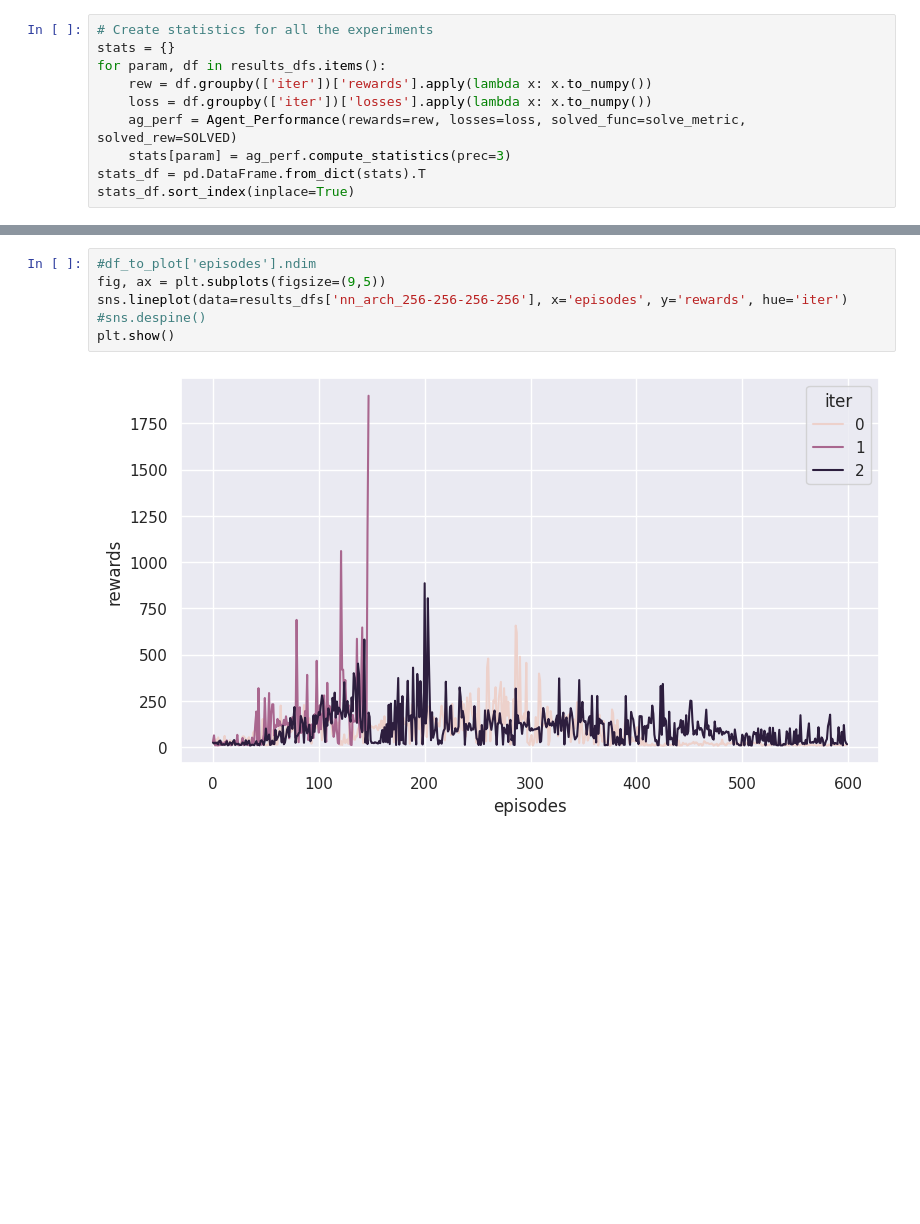
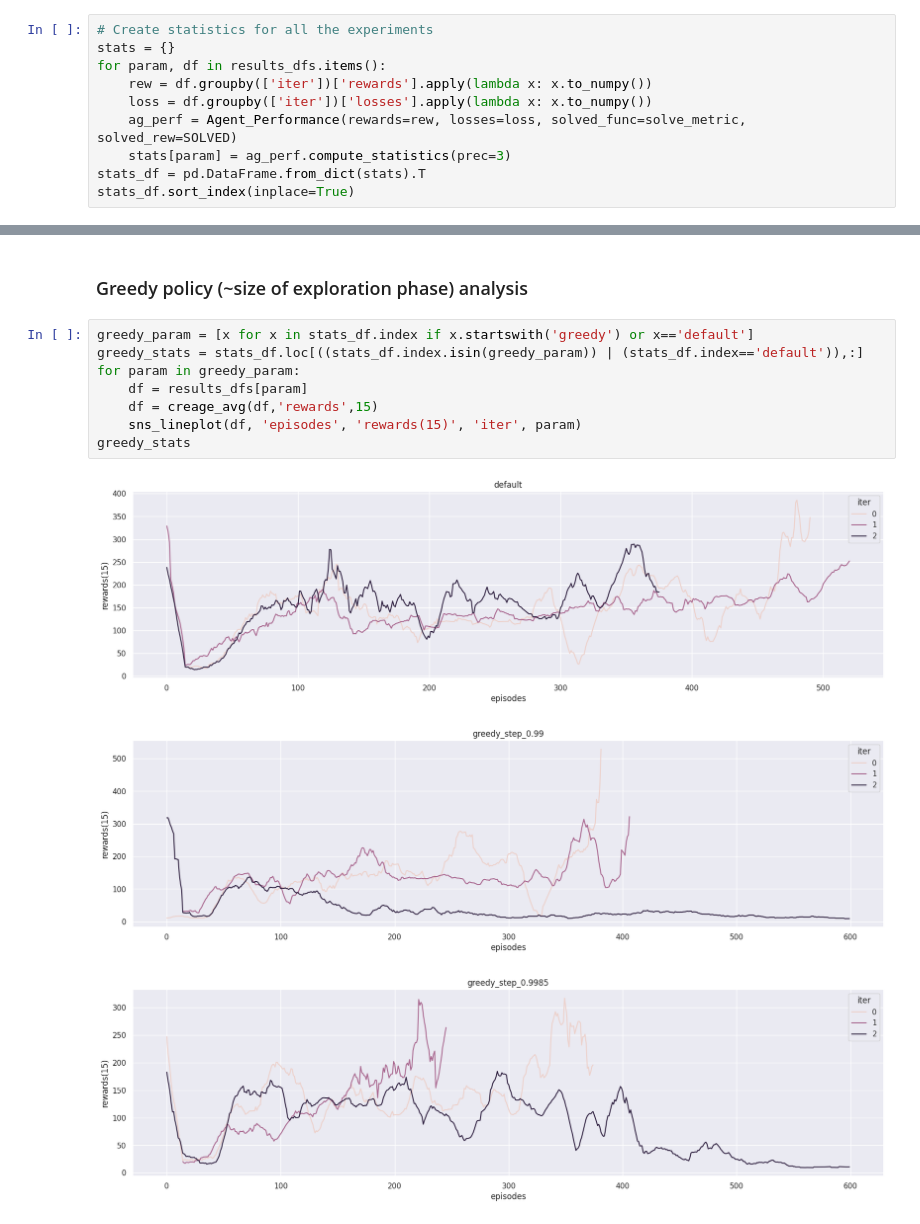
Before and after one commit to AXELQUANTT/Generic, a Jupyter notebook: ML_AI/Projects/Cartpole/analysis.ipynb, the cells around one changed output, grey strips where cells are left out. Cells and saved outputs as stored; diff of their text form; blank space fills up the shorter version.

Commit message:
Finish analysis for Carpole

```diff
--- a/ML_AI/Projects/Cartpole/analysis.ipynb
+++ b/ML_AI/Projects/Cartpole/analysis.ipynb
@@ -176,8 +146,14 @@ Study the different parameters independently
-# %%
-#df_to_plot['episodes'].ndim
-fig, ax = plt.subplots(figsize=(9,5))
-sns.lineplot(data=results_dfs['nn_arch_256-256-256-256'], x='episodes', y='rewards', hue='iter')
-#sns.despine()
-plt.show()
-# %% [output]
-[figure, removed]
+# %% [markdown]
+### Greedy policy (~size of exploration phase) analysis ###
+# %%
+greedy_param = [x for x in stats_df.index if x.startswith('greedy') or x=='default']
+greedy_stats = stats_df.loc[((stats_df.index.isin(greedy_param)) | (stats_df.index=='default')),:]
+for param in greedy_param:
+    df = results_dfs[param]
+    df = creage_avg(df,'rewards',15)
+    sns_lineplot(df, 'episodes', 'rewards(15)', 'iter', param)
+greedy_stats
+# %% [output]
+[figure, added]
+[figure, added]
+[figure, added]
```
Also changed, not shown: parts of 16 cells of this notebook.
